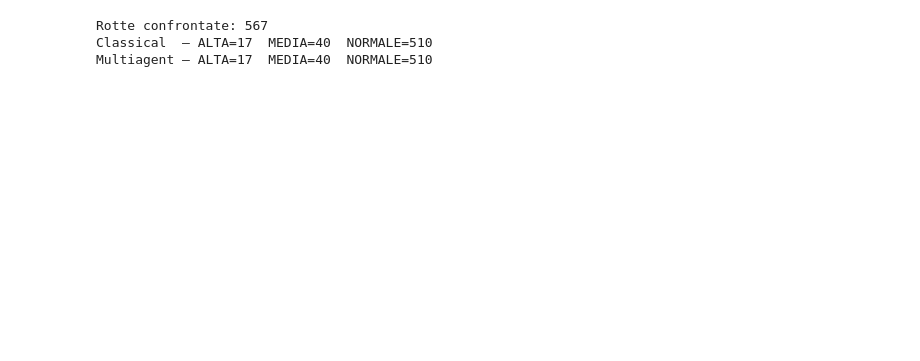
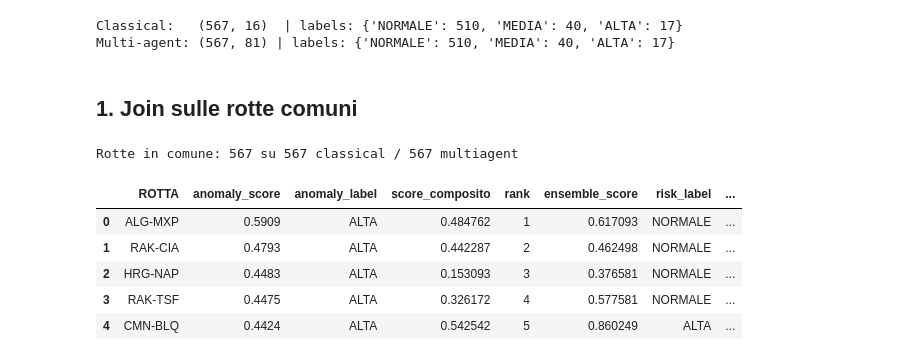
Before and after one commit to DanieleGiovanardi2408/classical-vs-multiagent, a Jupyter notebook: notebooks/07_comparison.ipynb, the cells around one changed output. Cells and saved outputs as stored; diff of their text form; code cells hidden in the pictures; blank space fills up the shorter version.

```diff
--- a/notebooks/07_comparison.ipynb
+++ b/notebooks/07_comparison.ipynb
@@ -19,7 +16,6 @@ import matplotlib.pyplot as plt
 import seaborn as sns
 from pathlib import Path
 from scipy.stats import spearmanr, pearsonr
-from sklearn.metrics import confusion_matrix, classification_report
 
 sns.set_theme(style='whitegrid', palette='muted')
 plt.rcParams['figure.dpi'] = 120
@@ -29,22 +25,35 @@ PROC = ROOT / 'data' / 'processed'
 
 cl = pd.read_csv(PROC / 'anomaly_results.csv')
 ma = pd.read_csv(PROC / 'multiagent_anomalies_full.csv')
+print(f'Classical:   {cl.shape}  | labels: {cl["anomaly_label"].value_counts().to_dict()}')
+print(f'Multi-agent: {ma.shape} | labels: {ma["risk_label"].value_counts().to_dict()}')
 
-df = cl[['ROTTA','anomaly_score','anomaly_label','score_composito','PAESE_PART','ZONA']].merge(
-     ma[['ROTTA','ensemble_score','risk_label']],
-     on='ROTTA', how='inner')
+# NOTA: i conteggi ALTA/MEDIA/NORMALE sono identici per costruzione —
+# entrambe le pipeline usano soglie p97/p90 sui propri score.
+# Il confronto significativo e' su QUALI rotte vengono identificate, non quante.
 
-# Score come percentile rank (0–100) nella propria distribuzione
-df['cl_pct']  = df['anomaly_score'].rank(pct=True) * 100
-df['ma_pct']  = df['ensemble_score'].rank(pct=True) * 100
-df['cl_rank'] = df['anomaly_score'].rank(ascending=False).astype(int)
-df['ma_rank'] = df['ensemble_score'].rank(ascending=False).astype(int)
-
-print(f"Rotte confrontate: {len(df)}")
-print(f"Classical  — ALTA={( df['anomaly_label']=='ALTA').sum()}  MEDIA={(df['anomaly_label']=='MEDIA').sum()}  NORMALE={(df['anomaly_label']=='NORMALE').sum()}")
-print(f"Multiagent — ALTA={(df['risk_label']=='ALTA').sum()}  MEDIA={(df['risk_label']=='MEDIA').sum()}  NORMALE={(df['risk_label']=='NORMALE').sum()}")
+# NOTA: i conteggi ALTA/MEDIA/NORMALE sono identici per costruzione —
+# entrambe le pipeline usano soglie p97/p90 sui propri score.
+# Il confronto significativo e' su QUALI rotte vengono identificate, non quante.
 # %% [output]
-Rotte confrontate: 567
-Classical  — ALTA=17  MEDIA=40  NORMALE=510
-Multiagent — ALTA=17  MEDIA=40  NORMALE=510
+Classical:   (567, 16)  | labels: {'NORMALE': 510, 'MEDIA': 40, 'ALTA': 17}
+Multi-agent: (567, 81) | labels: {'NORMALE': 510, 'MEDIA': 40, 'ALTA': 17}
+# %% [markdown]
+## 1. Join sulle rotte comuni
+# %%
+df = cl[['ROTTA','anomaly_score','anomaly_label','score_composito','rank']].merge(
+    ma[['ROTTA','ensemble_score','risk_label','score_composito']].rename(
+        columns={'score_composito':'score_composito_ma'}),
+    on='ROTTA', how='inner'
+)
+print(f'Rotte in comune: {len(df)} su {len(cl)} classical / {len(ma)} multiagent')
+df.head()
+# %% [output]
+Rotte in comune: 567 su 567 classical / 567 multiagent
+|  | ROTTA | anomaly_score | anomaly_label | score_composito | rank | ensemble_score | risk_label | ... |
+| 0 | ALG-MXP | 0.5909 | ALTA | 0.484762 | 1 | 0.617093 | NORMALE | ... |
+| 1 | RAK-CIA | 0.4793 | ALTA | 0.442287 | 2 | 0.462498 | NORMALE | ... |
+| 2 | HRG-NAP | 0.4483 | ALTA | 0.153093 | 3 | 0.376581 | NORMALE | ... |
+| 3 | RAK-TSF | 0.4475 | ALTA | 0.326172 | 4 | 0.577581 | NORMALE | ... |
+| 4 | CMN-BLQ | 0.4424 | ALTA | 0.542542 | 5 | 0.860249 | ALTA | ... |
 # %% [markdown]
```
Also changed, not shown: parts of 18 cells of this notebook, 4 other files.
